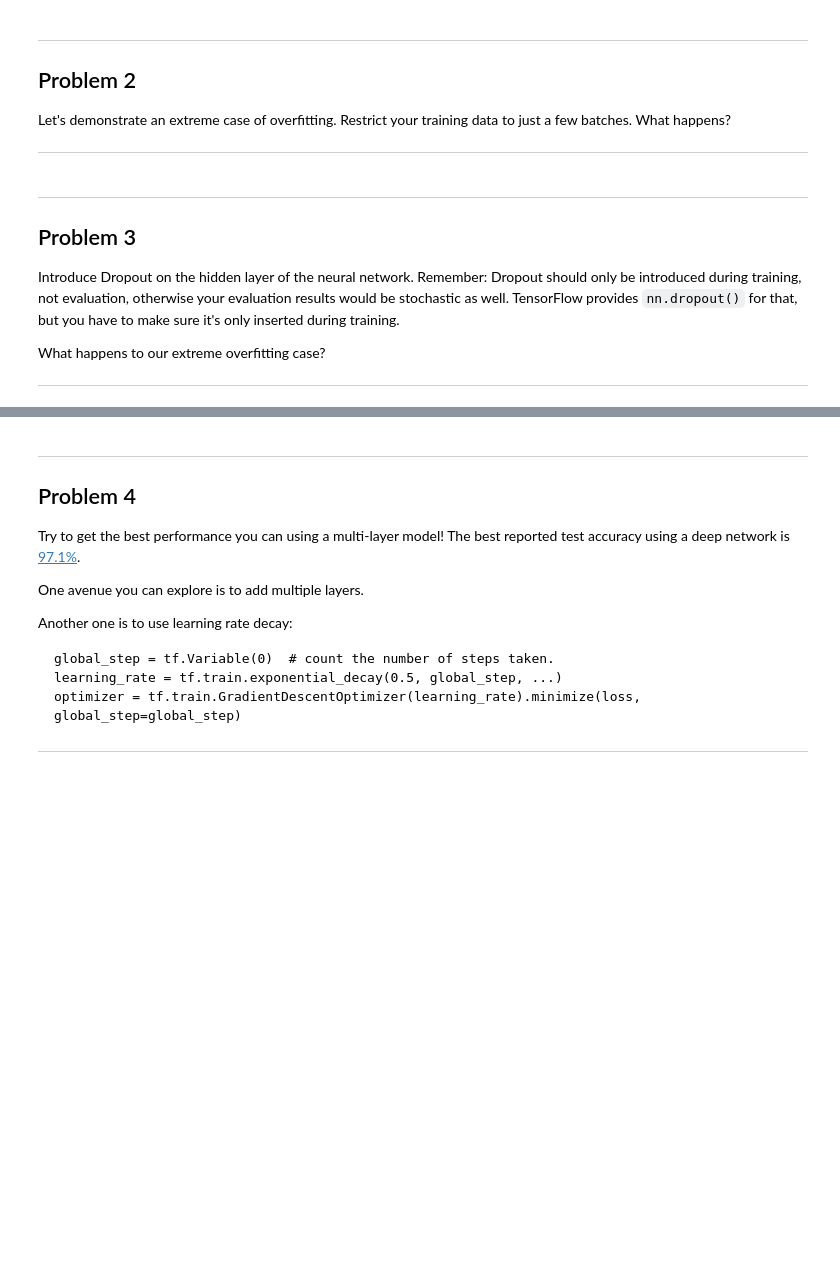
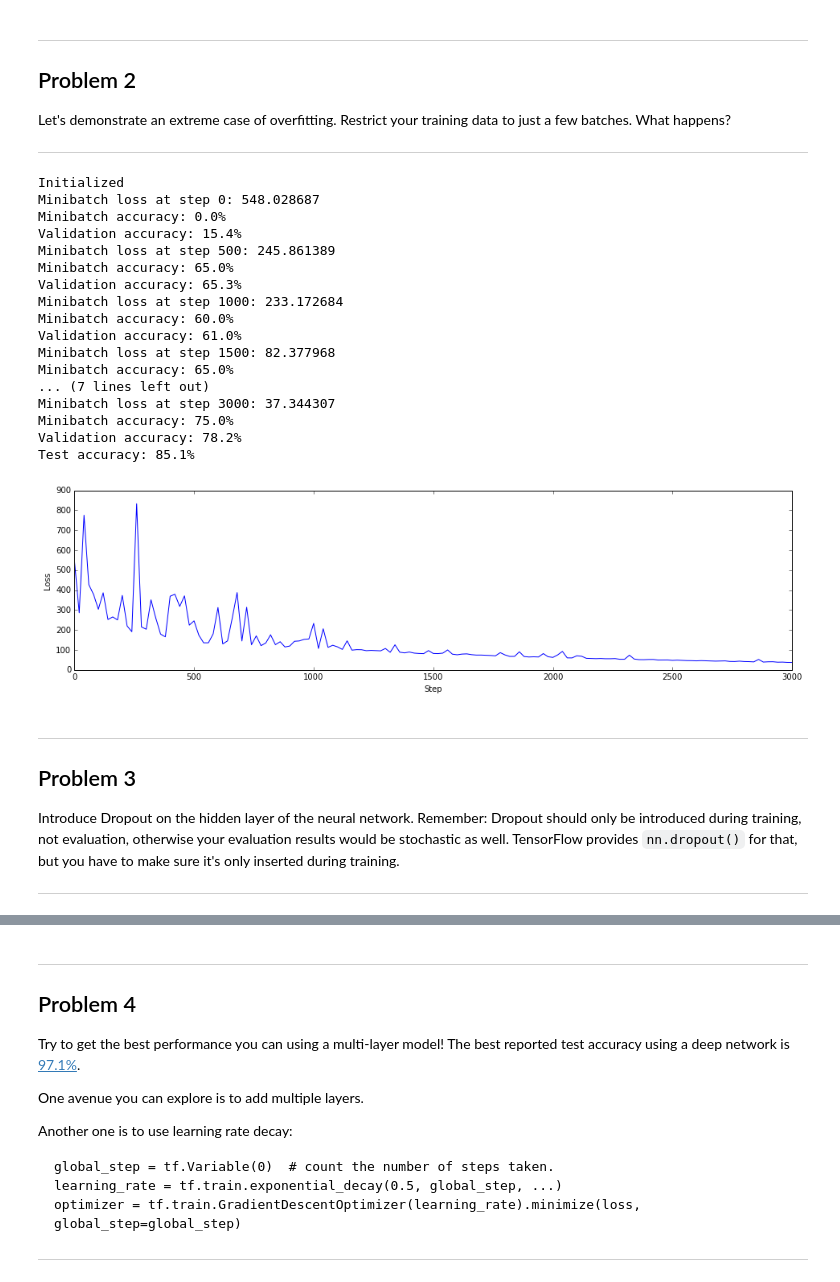
Before and after one commit to sagarjauhari/ud730-deep-learning, a Jupyter notebook: 3_regularization.ipynb, the cells around one changed output, grey strips where cells are left out. Cells and saved outputs as stored; diff of their text form; code cells hidden in the pictures; blank space fills up the shorter version.

```diff
--- a/3_regularization.ipynb
+++ b/3_regularization.ipynb
@@ -296,9 +324,28 @@ Let's demonstrate an extreme case of overfitting. Restrict your training data to
+# %%
+do_tf_train(batch_size, 3001)
+# %% [output]
+Initialized
+Minibatch loss at step 0: 548.028687
+Minibatch accuracy: 0.0%
+Validation accuracy: 15.4%
+Minibatch loss at step 500: 245.861389
+Minibatch accuracy: 65.0%
+Validation accuracy: 65.3%
+Minibatch loss at step 1000: 233.172684
+Minibatch accuracy: 60.0%
+Validation accuracy: 61.0%
+Minibatch loss at step 1500: 82.377968
+Minibatch accuracy: 65.0%
+... (7 lines left out)
+Minibatch loss at step 3000: 37.344307
+Minibatch accuracy: 75.0%
+Validation accuracy: 78.2%
+Test accuracy: 85.1%
+[figure, added]
 # %% [markdown]
 ---
 Problem 3
 ---------
 Introduce Dropout on the hidden layer of the neural network. Remember: Dropout should only be introduced during training, not evaluation, otherwise your evaluation results would be stochastic as well. TensorFlow provides `nn.dropout()` for that, but you have to make sure it's only inserted during training.
 
-What happens to our extreme overfitting case?
-
 ---
```
Also changed, not shown: parts of 15 cells of this notebook.
